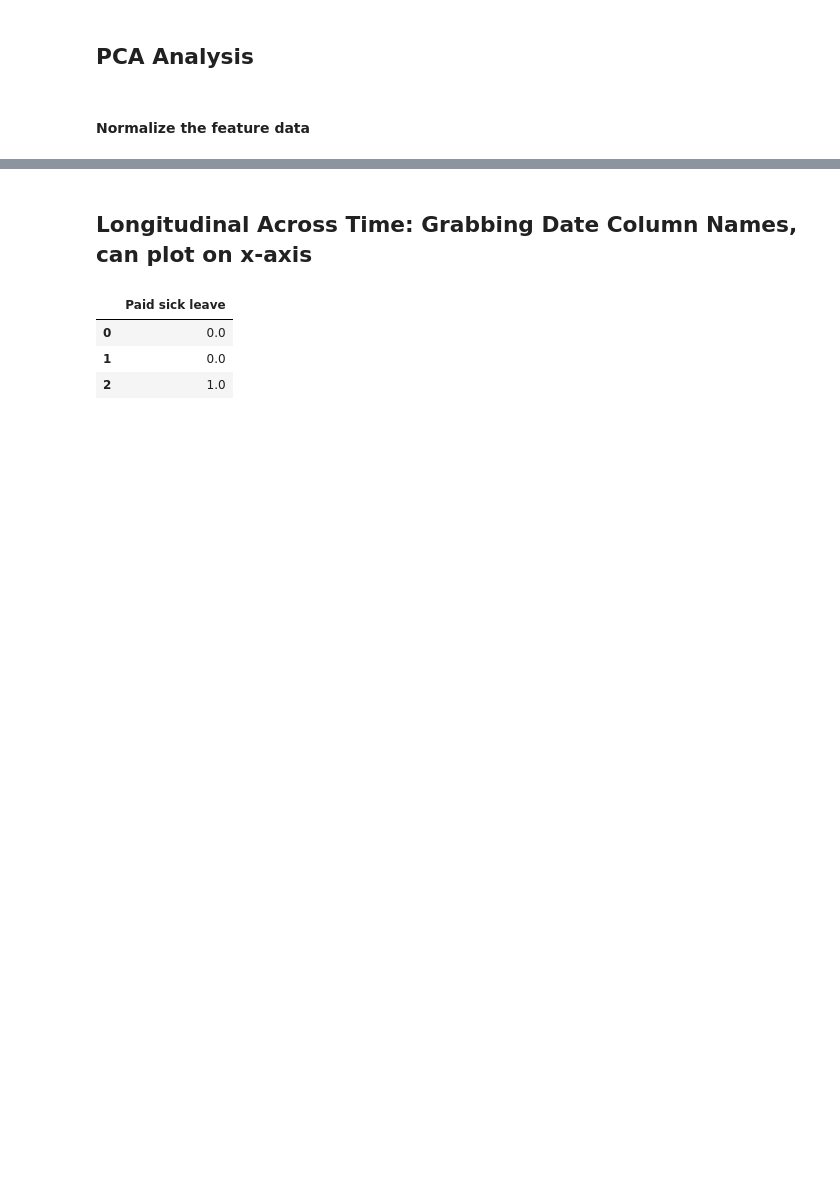
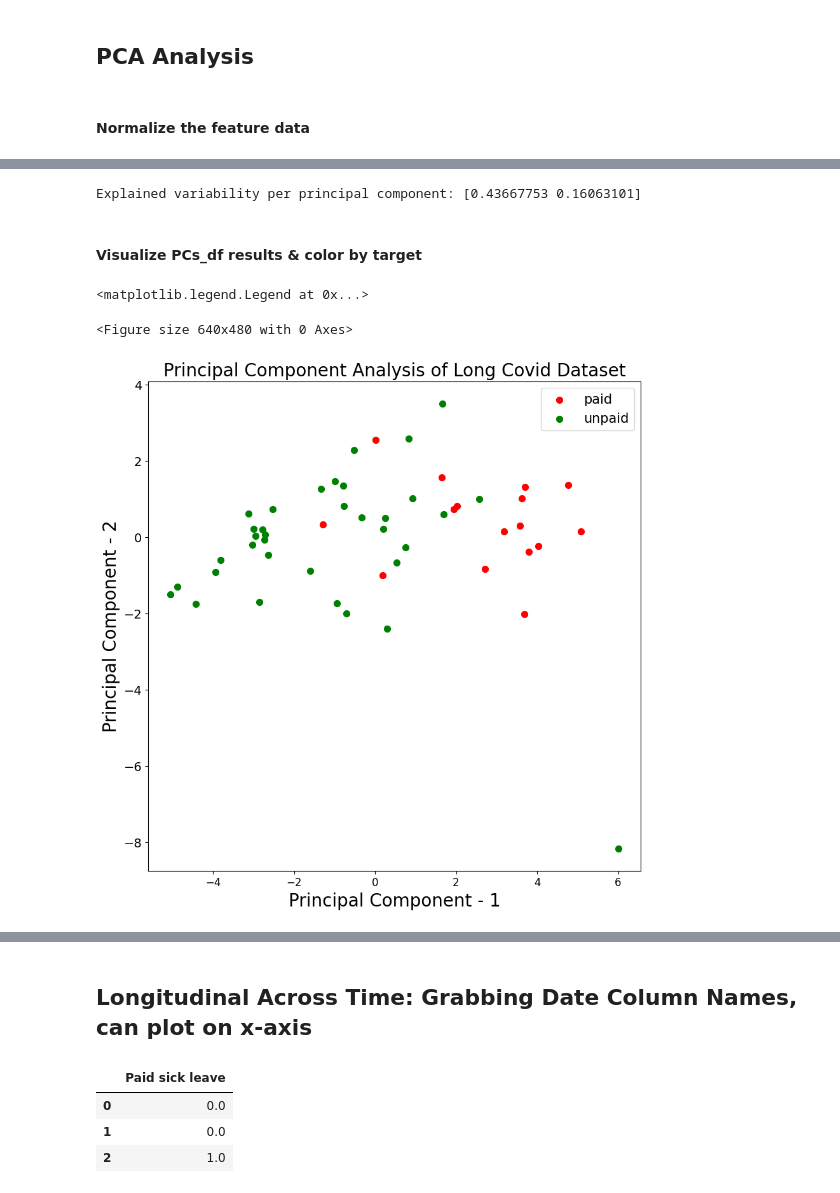
Before and after one commit to kristinachan/2024-08-02_longcovid_interstate, a Jupyter notebook: longcovid_interstate.ipynb, the cells around one changed output, grey strips where cells are left out. Drawn from its saved outputs; the diff is of its cells as text; code cells hidden in the pictures; blank space fills up the shorter version.

Commit message:
pca working!! color by long covid

```diff
--- a/longcovid_interstate.ipynb
+++ b/longcovid_interstate.ipynb
@@ -151,5 +151,7 @@ normalized_pca_df.tail()
 | 50 | 0.730768 | -0.899560 | -0.264845 | 1.025942 | -0.995539 | 0.188160 | -0.683436 | -0.212358 | -0.168892 | -0.365322 | ... |
 # %%
 from sklearn.decomposition import PCA
-pca = PCA(n_components = 2)
-principalComponents = pca.fit_transform(x)
+pca = PCA(n_components = 2) #4
+PCs = pca.fit_transform(x) #get PCs
+PCs_df = pd.DataFrame(data = PCs, columns = ['PC1', 'PC2']) #, 'PC3', 'PC4']) #put PCs into df
+PCs_df.tail()
@@ -201,0 +165,26 @@ plt.show()
+# %%
+print('Explained variability per principal component: {}'.format(pca.explained_variance_ratio_))
+# %% [output]
+Explained variability per principal component: [0.43667753 0.16063101]
+# %% [markdown]
+#### Visualize PCs_df results & color by target
+# %%
+plt.figure()
+plt.figure(figsize=(10,10))
+plt.xticks(fontsize=12)
+plt.yticks(fontsize=14)
+plt.xlabel('Principal Component - 1',fontsize=20)
+plt.ylabel('Principal Component - 2',fontsize=20)
+plt.title("Principal Component Analysis of Long Covid Dataset",fontsize=20)
+targets = ['paid', 'unpaid']
+colors = ['r', 'g']
+for target, color in zip(targets,colors):
+    indicesToKeep = pca_df['sick_leave'] == target
+    plt.scatter(PCs_df.loc[indicesToKeep, 'PC1']
+               , PCs_df.loc[indicesToKeep, 'PC2'], c = color, s = 50)
+
+plt.legend(targets,prop={'size': 15})
+# %% [output]
+<matplotlib.legend.Legend at 0x...>
+<Figure size 640x480 with 0 Axes>
+[figure, added]
```
Also changed, not shown: parts of 3 cells of this notebook, 1 other file.
